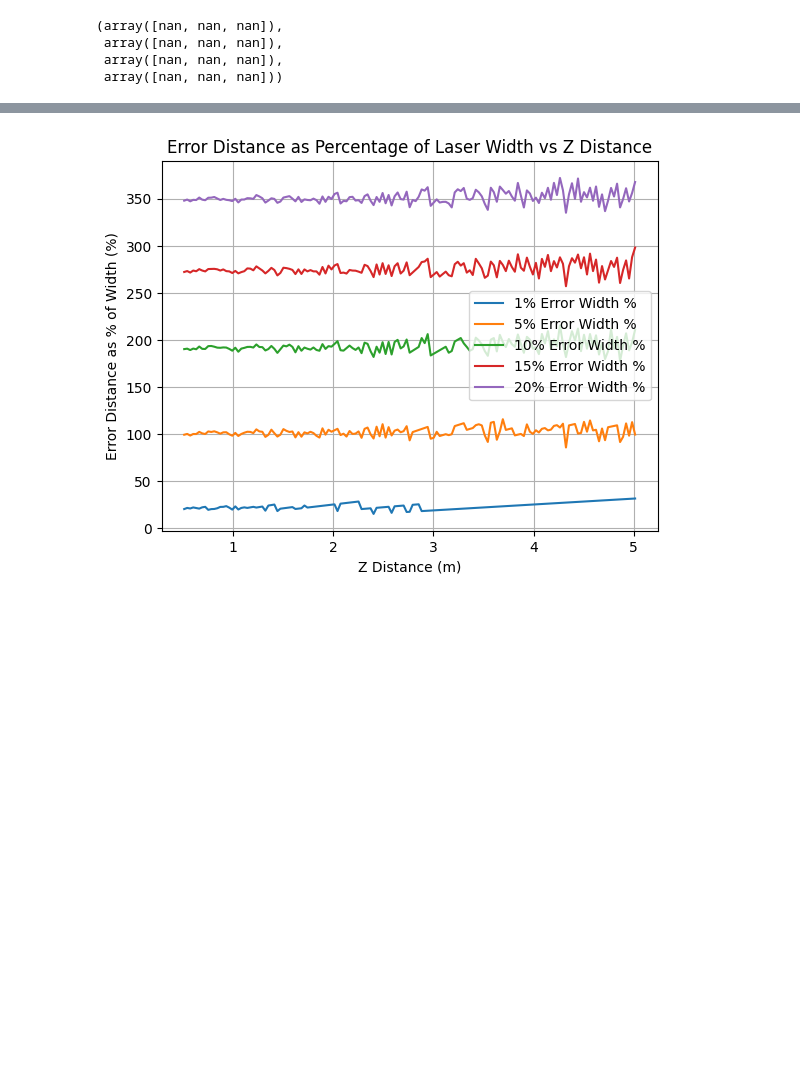
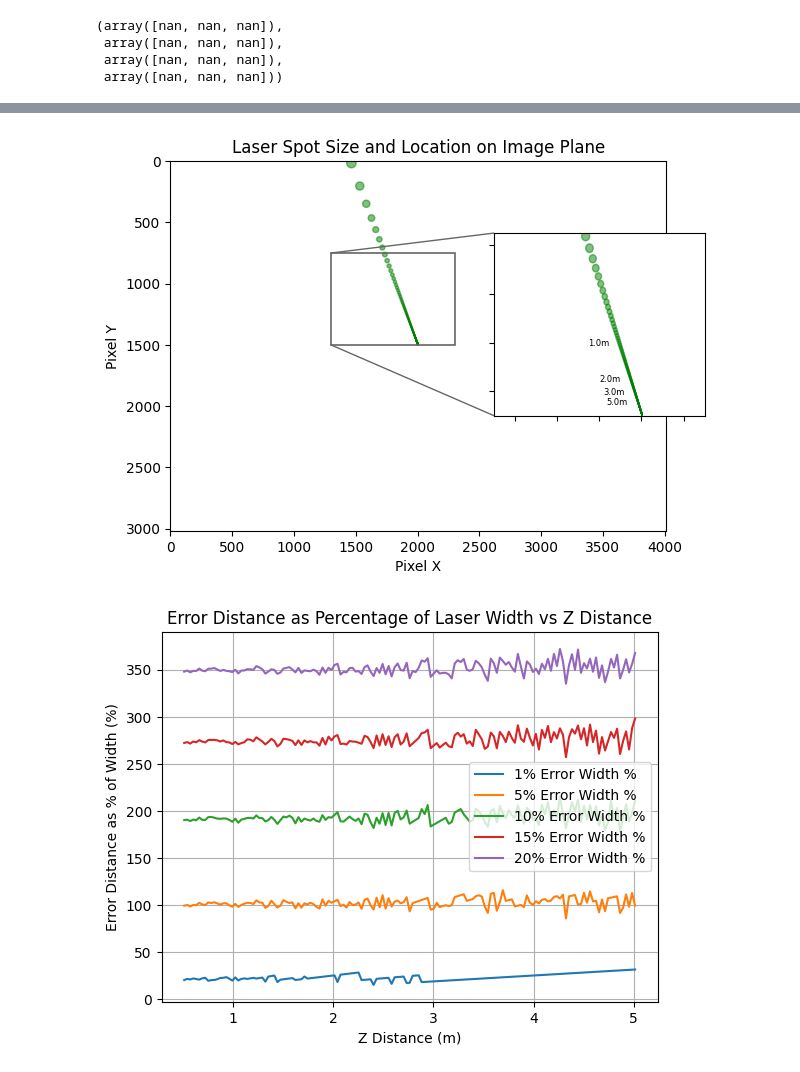
Before and after one commit to UCSD-E4E/cscw-fishsense2027, a Jupyter notebook: annotation_analysis/reconstruction.ipynb, the cells around one changed output, grey strips where cells are left out. Drawn from its saved outputs; the diff is of its cells as text; code cells hidden in the pictures; blank space fills up the shorter version.

```diff
--- a/annotation_analysis/reconstruction.ipynb
+++ b/annotation_analysis/reconstruction.ipynb
@@ -327,3 +330,72 @@ axins.invert_yaxis()
+# %%
+import matplotlib.pyplot as plt
+from matplotlib.patches import Rectangle, ConnectionPatch, Ellipse
+
+fig, ax = plt.subplots()
+
+# --- your zoom ROI in *data* (pixel) coords
+x1, x2 = 1300, 2300
+y1, y2 = 750, 1500
+
+# IMPORTANT: make parent axis "image style"
+ax.set_xlim(0, IMAGE_WIDTH)
+ax.set_ylim(IMAGE_HEIGHT, 0)  # top-down pixels
+
+# ---- create inset OUTSIDE using figure coordinates
+# [left, bottom, width, height] in figure fraction
+axins = fig.add_axes([0.63, 0.35, 0.33, 0.38])   # tweak these to taste (outside)
+axins.set_xlim(x1, x2)
+axins.set_ylim(y2, y1)                           # image style in inset too
+axins.set_xticklabels([])
+axins.set_yticklabels([])
+
+# --- your plotting (ellipses + labels) on BOTH axes
+prev_z_value_shown = -1
+for idx in range(s.shape[1]):
+    center_x = s[0, idx]
+    center_y = s[1, idx]
+    width  = s_right[0, idx] - s_left[0, idx]
+    height = s_up[1, idx]    - s_down[1, idx]
+
+    z_value = int(p[2, idx])
+    if z_value != prev_z_value_shown and z_value < 6 and z_value != 4:
+        axins.text(center_x - 100, center_y, f'{p[2, idx]:.1f}m',
+                   color='black', fontsize=6, ha='center', va='center')
+        prev_z_value_shown = z_value
+
+    e = Ellipse((center_x, center_y), width, height,
+                edgecolor='g', facecolor='g', alpha=0.5)
+    ax.add_patch(e)
+    axins.add_patch(Ellipse((center_x, center_y), width, height,
+                            edgecolor='g', facecolor='g', alpha=0.5))
+
+# --- draw the zoom rectangle on the main axes
+roi = Rectangle((x1, y1), x2 - x1, y2 - y1, fill=False, ec="0.4", lw=1.2)
+ax.add_patch(roi)
+
+# --- connect rectangle corners to inset corners (outside) with ConnectionPatch
+# Use two corners (choose whichever looks best)
+con1 = ConnectionPatch(
+    xyA=(0, 1), coordsA=axins.transAxes,   # inset top-left
+    xyB=(x1, y1), coordsB=ax.transData,    # roi top-left in data coords
+    color="0.4", lw=1.0, clip_on=False
+)
+con2 = ConnectionPatch(
+    xyA=(0, 0), coordsA=axins.transAxes,   # inset bottom-left
+    xyB=(x1, y2), coordsB=ax.transData,    # roi bottom-left
+    color="0.4", lw=1.0, clip_on=False
+)
+fig.add_artist(con1)
+fig.add_artist(con2)
+
+ax.set_xlabel("Pixel X")
+ax.set_ylabel("Pixel Y")
+ax.set_title("Laser Spot Size and Location on Image Plane")
+plt.show()
+
+# Describe the target range.  ie 0.5m to 5m
+# %% [output]
+[figure, added]
 # %%
 z_values = []
 widths = []
```
Also changed, not shown: parts of 2 cells of this notebook, 1 other file.
